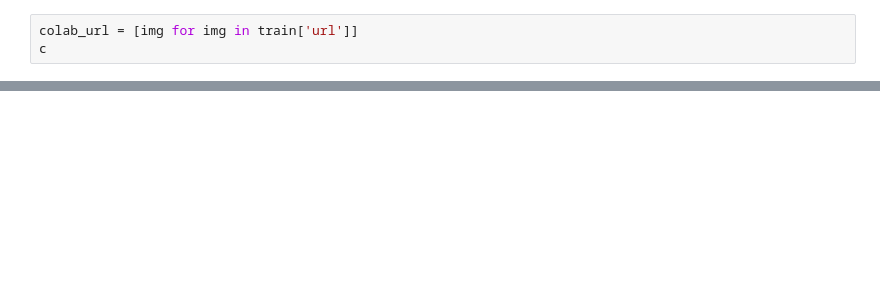
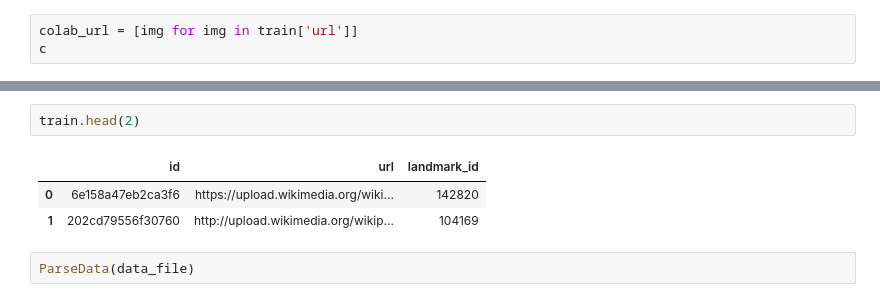
Before and after one commit to redman157/HocML, a Jupyter notebook: landmark.ipynb, the cells around one changed output, grey strips where cells are left out. Saved outputs shown, nothing was run; the diff lists cells and outputs as text; blank space fills up the shorter version.

```diff
--- a/landmark.ipynb
+++ b/landmark.ipynb
@@ -115,0 +195,8 @@ urllib.parse.unquote(alo)
+# %%
+train.head(2)
+# %% [output]
+|  | id | url | landmark_id |
+| 0 | 6e158a47eb2ca3f6 | https://upload.wikimedia.org/wiki... | 142820 |
+| 1 | 202cd79556f30760 | http://upload.wikimedia.org/wikip... | 104169 |
+# %%
+ParseData(data_file)
```
Also changed, not shown: parts of 31 cells of this notebook.
